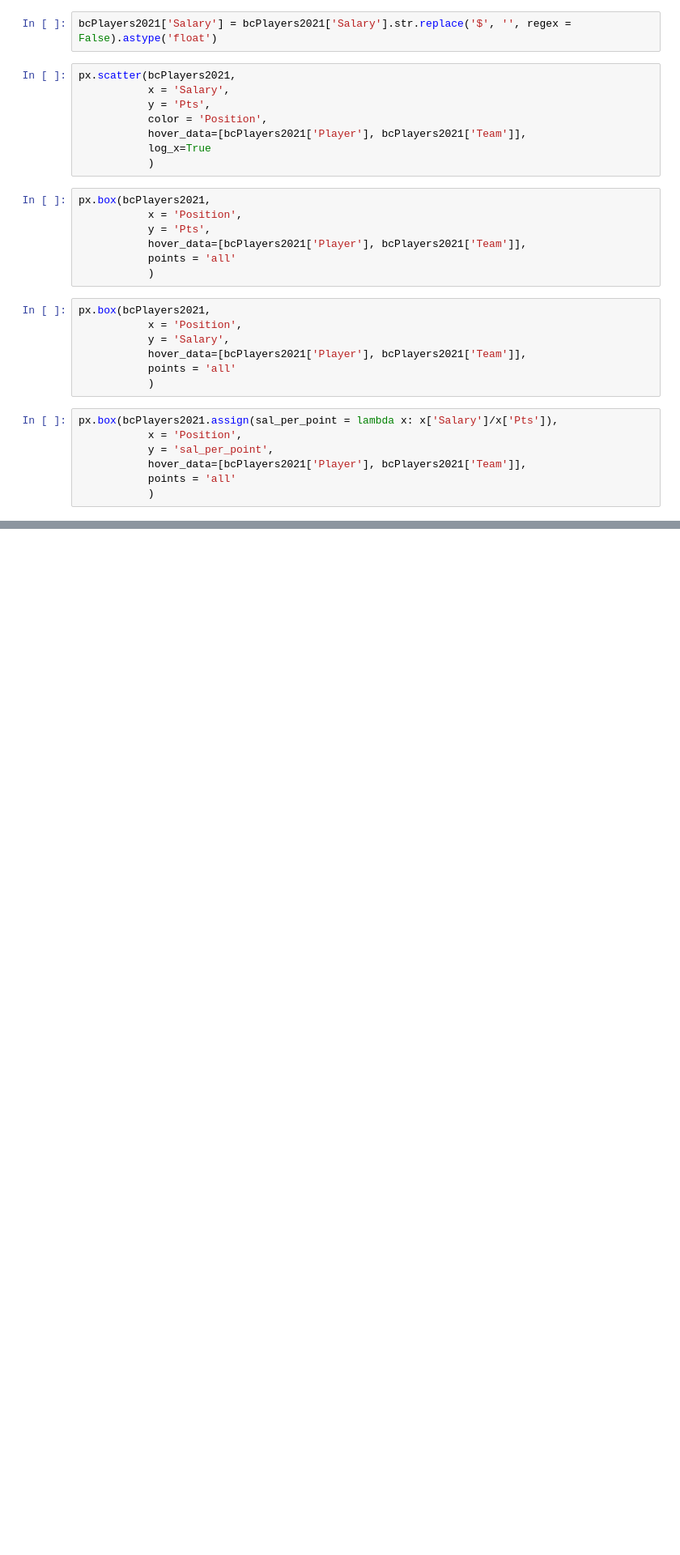
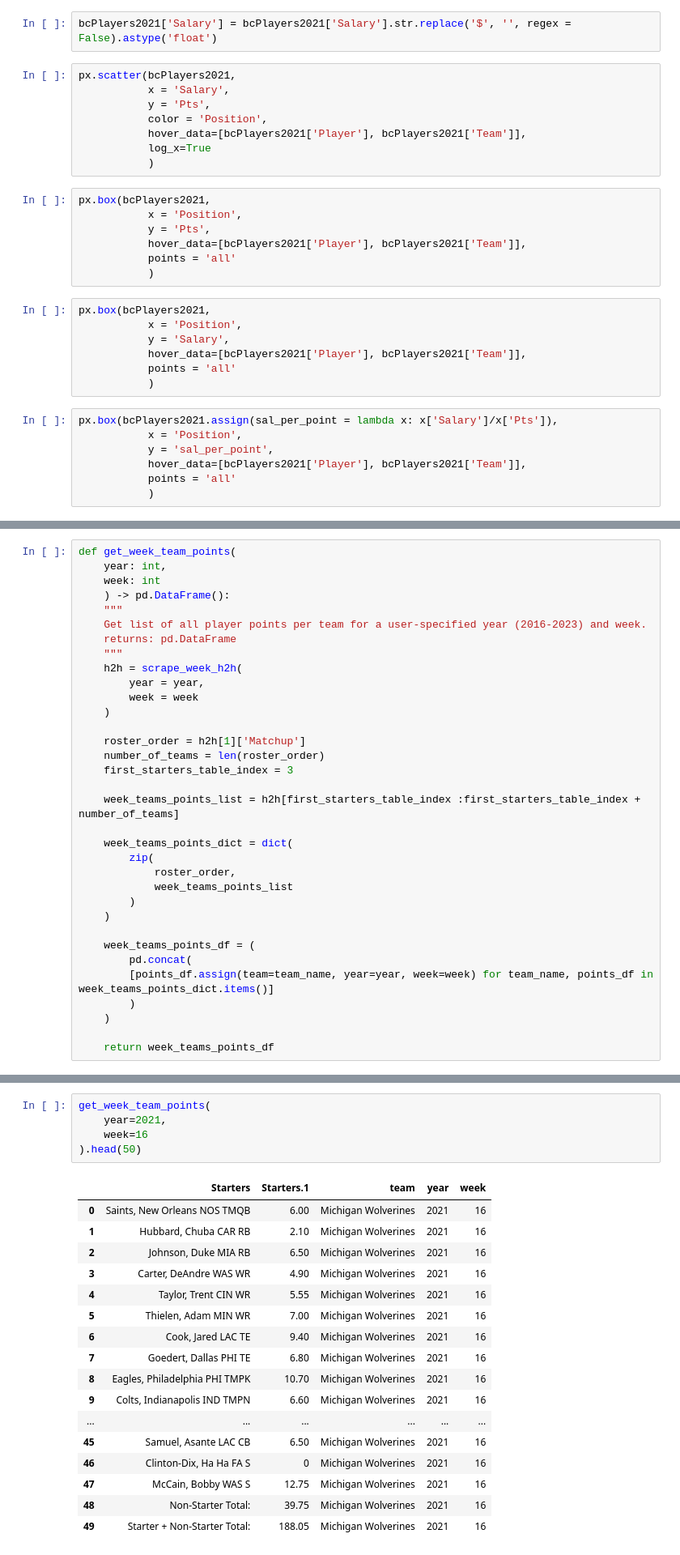
Before and after one commit to jrioross/bluechip_dynasty_ffl, a Jupyter notebook: notebooks/BlueChip_Dynasty_League.ipynb, the cells around one changed output, grey strips where cells are left out. Shown at 81% size. Cells and saved outputs as stored; diff of their text form; blank space fills up the shorter version.

Commit message:
exploration: reworking the scraping into functions; working on scraping sit/start decisions for manager analysis

```diff
--- a/notebooks/BlueChip_Dynasty_League.ipynb
+++ b/notebooks/BlueChip_Dynasty_League.ipynb
@@ -52,0 +113,34 @@ px.box(bcPlayers2021.assign(sal_per_point = lambda x: x['Salary']/x['Pts']),
+# %%
+def get_week_team_points(
+    year: int,
+    week: int
+    ) -> pd.DataFrame():
+    """
+    Get list of all player points per team for a user-specified year (2016-2023) and week.
+    returns: pd.DataFrame
+    """
+    h2h = scrape_week_h2h(
+        year = year,
+        week = week
+    )
+
+    roster_order = h2h[1]['Matchup']
+    number_of_teams = len(roster_order)
+    first_starters_table_index = 3
+
+    week_teams_points_list = h2h[first_starters_table_index :first_starters_table_index + number_of_teams]
+
+    week_teams_points_dict = dict(
+        zip(
+            roster_order,
+            week_teams_points_list
+        )
+    )
+
+    week_teams_points_df = (
+        pd.concat(
+        [points_df.assign(team=team_name, year=year, week=week) for team_name, points_df in week_teams_points_dict.items()]
+        )
+    )
+
+    return week_teams_points_df
@@ -52,0 +164,23 @@ px.box(bcPlayers2021.assign(sal_per_point = lambda x: x['Salary']/x['Pts']),
+# %%
+get_week_team_points(
+    year=2021,
+    week=16
+).head(50)
+# %% [output]
+|  | Starters | Starters.1 | team | year | week |
+| 0 | Saints, New Orleans NOS TMQB | 6.00 | Michigan Wolverines | 2021 | 16 |
+| 1 | Hubbard, Chuba CAR RB | 2.10 | Michigan Wolverines | 2021 | 16 |
+| 2 | Johnson, Duke MIA RB | 6.50 | Michigan Wolverines | 2021 | 16 |
+| 3 | Carter, DeAndre WAS WR | 4.90 | Michigan Wolverines | 2021 | 16 |
+| 4 | Taylor, Trent CIN WR | 5.55 | Michigan Wolverines | 2021 | 16 |
+| 5 | Thielen, Adam MIN WR | 7.00 | Michigan Wolverines | 2021 | 16 |
+| 6 | Cook, Jared LAC TE | 9.40 | Michigan Wolverines | 2021 | 16 |
+| 7 | Goedert, Dallas PHI TE | 6.80 | Michigan Wolverines | 2021 | 16 |
+| 8 | Eagles, Philadelphia PHI TMPK | 10.70 | Michigan Wolverines | 2021 | 16 |
+| 9 | Colts, Indianapolis IND TMPN | 6.60 | Michigan Wolverines | 2021 | 16 |
+| ... | ... | ... | ... | ... | ... |
+| 45 | Samuel, Asante LAC CB | 6.50 | Michigan Wolverines | 2021 | 16 |
+| 46 | Clinton-Dix, Ha Ha FA S | 0 | Michigan Wolverines | 2021 | 16 |
+| 47 | McCain, Bobby WAS S | 12.75 | Michigan Wolverines | 2021 | 16 |
+| 48 | Non-Starter Total: | 39.75 | Michigan Wolverines | 2021 | 16 |
+| 49 | Starter + Non-Starter Total: | 188.05 | Michigan Wolverines | 2021 | 16 |
```
Also changed, not shown: parts of 5 cells of this notebook.
